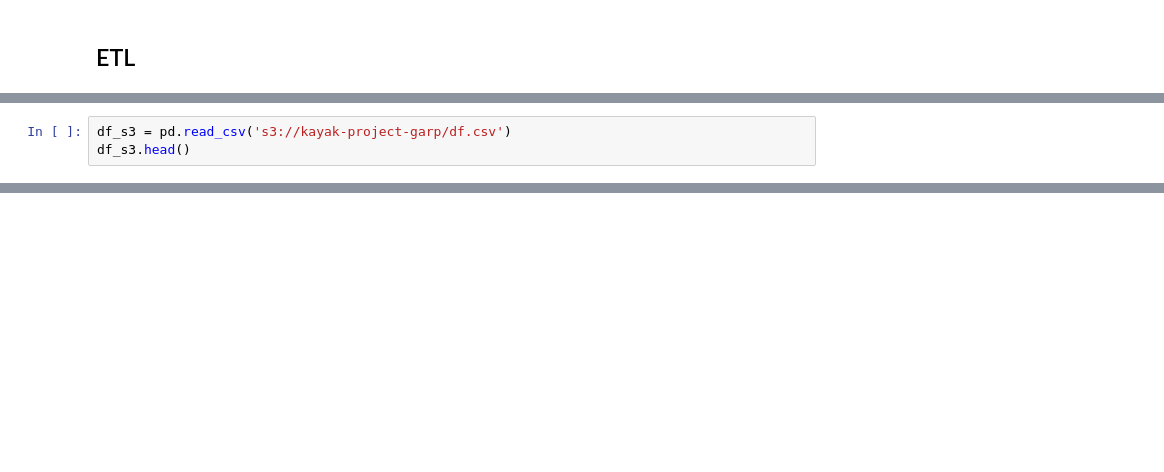
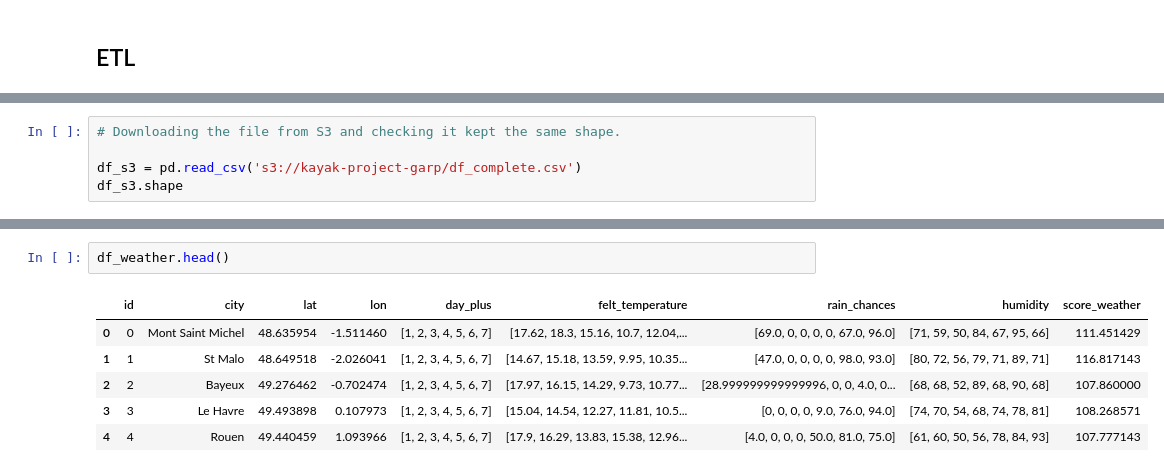
Before and after one commit to GuillaumeArp/Kayak_Project, a Jupyter notebook: kayak.ipynb, the cells around one changed output, grey strips where cells are left out. Cells and saved outputs as stored; diff of their text form; blank space fills up the shorter version.

```diff
--- a/kayak.ipynb
+++ b/kayak.ipynb
@@ -450,4 +426,6 @@ put_object = bucket.put_object(Body='df.csv', Key='df.csv')
 # %%
-df_s3 = pd.read_csv('s3://kayak-project-garp/df.csv')
-df_s3.head()
+# Downloading the file from S3 and checking it kept the same shape.
+
+df_s3 = pd.read_csv('s3://kayak-project-garp/df_complete.csv')
+df_s3.shape
 # %% [output]
@@ -454,0 +440,9 @@ df_s3.head()
+# %%
+df_weather.head()
+# %% [output]
+|  | id | city | lat | lon | day_plus | felt_temperature | rain_chances | humidity | score_weather |
+| 0 | 0 | Mont Saint Michel | 48.635954 | -1.511460 | [1, 2, 3, 4, 5, 6, 7] | [17.62, 18.3, 15.16, 10.7, 12.04,... | [69.0, 0, 0, 0, 0, 67.0, 96.0] | [71, 59, 50, 84, 67, 95, 66] | 111.451429 |
+| 1 | 1 | St Malo | 48.649518 | -2.026041 | [1, 2, 3, 4, 5, 6, 7] | [14.67, 15.18, 13.59, 9.95, 10.35... | [47.0, 0, 0, 0, 0, 98.0, 93.0] | [80, 72, 56, 79, 71, 89, 71] | 116.817143 |
+| 2 | 2 | Bayeux | 49.276462 | -0.702474 | [1, 2, 3, 4, 5, 6, 7] | [17.97, 16.15, 14.29, 9.73, 10.77... | [28.999999999999996, 0, 0, 4.0, 0... | [68, 68, 52, 89, 68, 90, 68] | 107.860000 |
+| 3 | 3 | Le Havre | 49.493898 | 0.107973 | [1, 2, 3, 4, 5, 6, 7] | [15.04, 14.54, 12.27, 11.81, 10.5... | [0, 0, 0, 0, 9.0, 76.0, 94.0] | [74, 70, 54, 68, 74, 78, 81] | 108.268571 |
+| 4 | 4 | Rouen | 49.440459 | 1.093966 | [1, 2, 3, 4, 5, 6, 7] | [17.9, 16.29, 13.83, 15.38, 12.96... | [4.0, 0, 0, 0, 50.0, 81.0, 75.0] | [61, 60, 50, 56, 78, 84, 93] | 107.777143 |
```
Also changed, not shown: parts of 23 cells of this notebook, 1 other file.
